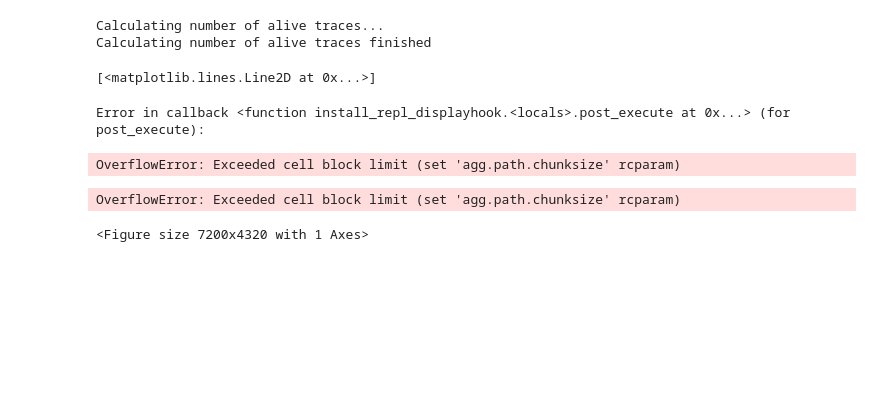
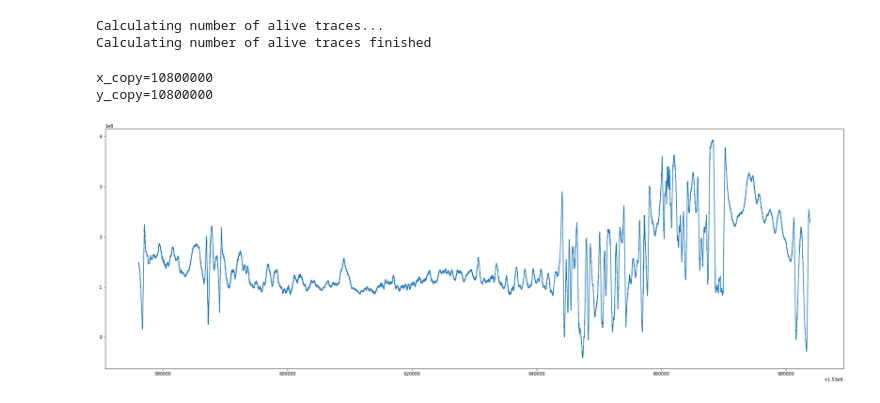
Before and after one commit to asergeev95/obspy_data_processing, a Jupyter notebook: OBSPY/data_stitching.ipynb, the cells around one changed output. Cells and saved outputs as stored; diff of their text form; code cells hidden in the pictures; blank space fills up the shorter version.

```diff
--- a/OBSPY/data_stitching.ipynb
+++ b/OBSPY/data_stitching.ipynb
@@ -9,7 +9,7 @@ from obspy.core.stream import Stream
 min_filtering_frequency = 0.1
 max_filtering_frequency = 30
 
-root_folder = "data"
+root_folder = "data20180703ext"
 ud01_data_folder_path = root_folder+"/UD01"
 ud02_data_folder_path = root_folder+"/UD02"
 ud03_data_folder_path = root_folder+"/UD03"
@@ -136,7 +136,7 @@ Station data preprocessing finished
 def square_sum (seismic_data):
     square_sum = list()
     for i, time in enumerate(seismic_data.times):
-        summ = 0
+        summ = np.int64(0)
         for trace in seismic_data.traces:
             summ+=trace[i]*trace[i]
         summ /= seismic_data.alive_traces_count[i]
@@ -154,15 +154,24 @@ for item in squareSum:
 # %% [output]
 Calculating number of alive traces...
 Calculating number of alive traces finished
-# %%
-plt.rcParams['agg.path.chunksize'] = 1000000000000000000000
-# %%
-from matplotlib import pyplot as plt
-plt.figure(figsize=(100,60))
-plt.plot(x, y)
-# %% [output]
-[<matplotlib.lines.Line2D at 0x...>]
-Error in callback <function install_repl_displayhook.<locals>.post_execute at 0x...> (for post_execute):
-OverflowError: Exceeded cell block limit (set 'agg.path.chunksize' rcparam)
-OverflowError: Exceeded cell block limit (set 'agg.path.chunksize' rcparam)
-<Figure size 7200x4320 with 1 Axes>
+# %%
+def moving_average(a, n):
+    ret = np.cumsum(a, dtype=float)
+    ret[n:] = ret[n:] - ret[:-n]
+    return ret[n - 1:] / n
+# %%
+m = 30000
+x_copy = x.copy()
+y_copy = y.copy()
+print('x_copy={0}'.format(len(x_copy)))
+print('y_copy={0}'.format(len(y_copy)))
+x_copy = moving_average(x_copy, m)
+y_copy = moving_average(y_copy, m)
+from matplotlib import pyplot as plt
+plt.figure(figsize=(30,10))
+plt.plot(x_copy,y_copy)
+plt.show()
+# %% [output]
+x_copy=10800000
+y_copy=10800000
+[figure, added]
```
Also changed, not shown: parts of 1 cell of this notebook, 1 other file.
